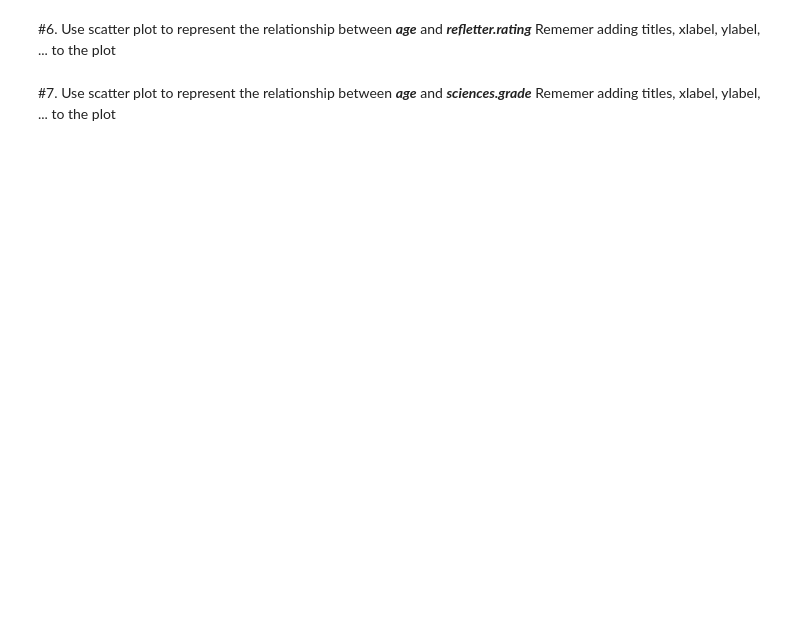
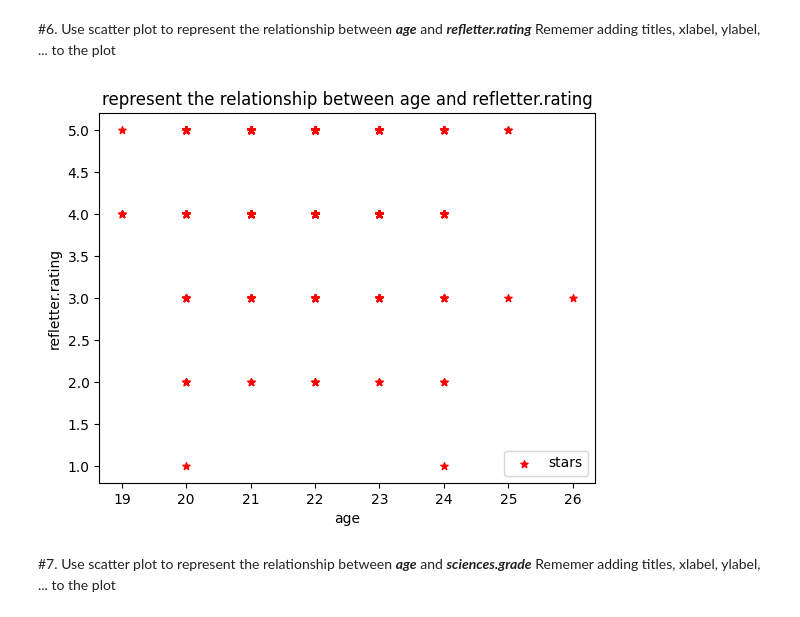
Before and after one commit to kiminonawa1305/machine_learning, a Jupyter notebook: lab_2_21130416_NguyenDinhLam.ipynb, the cells around one changed output. Saved outputs shown, nothing was run; the diff lists cells and outputs as text; code cells hidden in the pictures; blank space fills up the shorter version.

```diff
--- a/lab_2_21130416_NguyenDinhLam.ipynb
+++ b/lab_2_21130416_NguyenDinhLam.ipynb
@@ -62,0 +78,3 @@ ValueError: No axis named 2 for object type DataFrame
+# %%
+df.sort_values(by='nationality', inplace=False)
+df
@@ -62,0 +95,3 @@ ValueError: No axis named 2 for object type DataFrame
+# %%
+df.sort_values(by='nationality', inplace=True)
+df
@@ -72,3 +143,19 @@ Rememer adding titles, xlabel, ylabel, ... to the plot
+# %%
+size = 30
+label = 'stars'
+marker='*'
+
+age = df.loc[:,'age']
+rating = df.loc[:, 'refletter.rating']
+
+plt.scatter(age, rating, s=size, label=label, marker=marker, color='red')
+plt.xlabel('age')
+plt.ylabel('refletter.rating')
+plt.title('represent the relationship between age and refletter.rating')
+plt.legend()
+plt.show()
+# %% [output]
+[figure, added]
 # %% [markdown]
 #7. Use scatter plot to represent the relationship between ***age*** and ***sciences.grade***
 Rememer adding titles, xlabel, ylabel, ... to the plot
```
Also changed, not shown: parts of 18 cells of this notebook.
